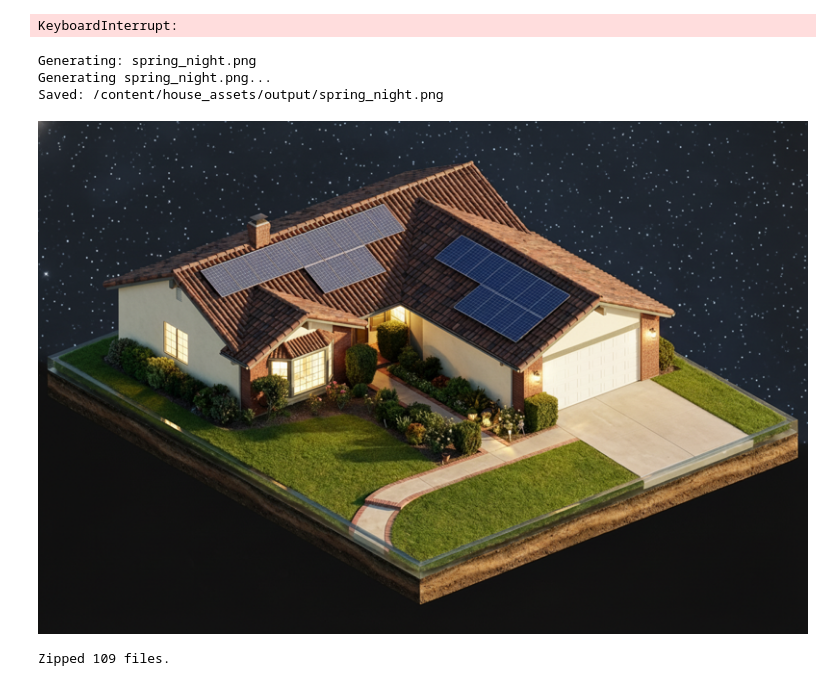
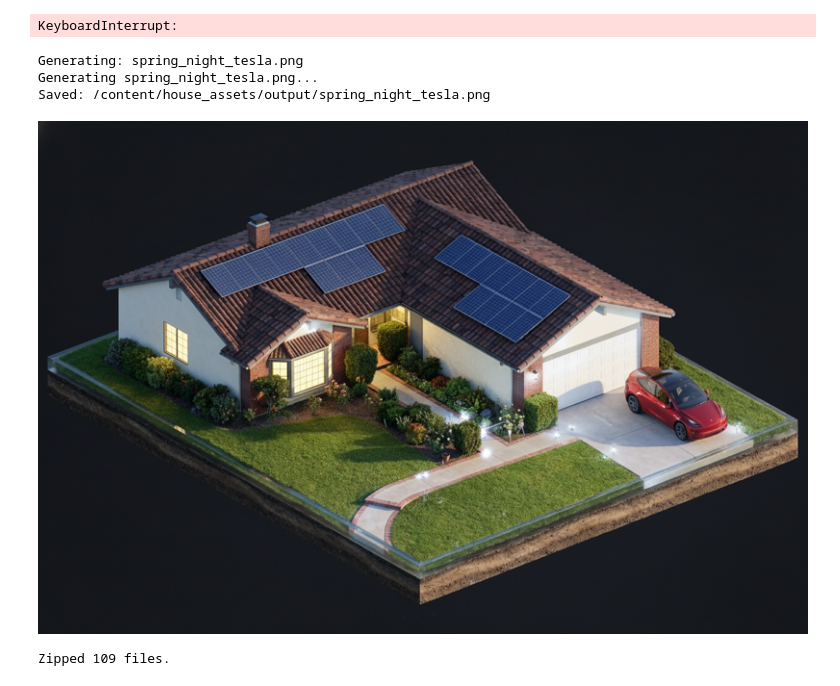
Before and after one commit to yinsenf/fork_u-house_card, a Jupyter notebook: colab_generator/generate_house_assets.ipynb, the cells around one changed output. Cells and saved outputs as stored; diff of their text form; code cells hidden in the pictures.

```diff
--- a/colab_generator/generate_house_assets.ipynb
+++ b/colab_generator/generate_house_assets.ipynb
@@ -160,12 +160,12 @@ def get_prompt_for_variant(season, time_of_day, weather="sunny", tesla_present=T
         print(f"⚠️  Skipping invalid combo: {season}/{weather}")
         return None
 
-    night_rule = "Apply night colors to plot. Lights on inside house. Illuminate driveway/path. No volumetric god rays, no light beams from sky." if time_of_day == "night" else ""
+    night_rule = "Apply night colors to plot. Lights on inside house. Illuminate driveway/path. No volumetric god rays, no light beams from sky. Background MUST remain solid #121212 — no stars, no sky, no gradients." if time_of_day == "night" else ""
     weather_desc = WEATHER_RULES.get(weather, "")
 
     # Override sunny description at night — no sun rays
     if weather == "sunny" and time_of_day == "night":
-        weather_desc = "Clear cloudless night sky with moonlight and stars. Soft silver-blue moonlight illuminates the plot. No sun, no golden rays."
+        weather_desc = "Clear night. Soft silver-blue moonlight illuminates the plot. No sun, no golden rays."
     ground_desc = SEASON_GROUND.get(season, "Summer atmosphere")
 
     if tesla_present:
@@ -406,7 +406,7 @@ KeyboardInterrupt:
 SEASON = "spring" #@param ["winter", "spring", "summer", "autumn"]
 TIME_OF_DAY = "night" #@param ["day", "night"]
 WEATHER = "sunny" #@param ["sunny", "partly_cloudy", "overcast", "rainy", "lightning", "fog"]
-TESLA = False #@param {type:"boolean"}
+TESLA = True #@param {type:"boolean"}
 EXTRAS = "" #@param {type:"string"}
 
 master_path = MASTER_DIR / "_master_reference.png"
@@ -415,37 +415,37 @@ if not master_path.exists():
 else:
     # Validate combo
     if WEATHER not in VALID_COMBOS.get(SEASON, []):
         print(f"Invalid combo: {SEASON} + {WEATHER}")
         print(f"Valid weather for {SEASON}: {VALID_COMBOS[SEASON]}")
     else:
         filename = _build_filename(SEASON, TIME_OF_DAY, WEATHER, TESLA)
         out_path = OUT_DIR / filename
 
         prompt = get_prompt_for_variant(
             season=SEASON,
             time_of_day=TIME_OF_DAY,
             weather=WEATHER,
             tesla_present=TESLA,
             extras=EXTRAS,
         )
 
         print(f"Generating: {filename}")
         success = generate_image(prompt, [master_path], out_path)
 
         if success:
             print(f"Saved: {out_path}")
             from IPython.display import display
             from PIL import Image
             img = Image.open(out_path)
             img.thumbnail((800, 600))
             display(img)
         else:
             print("Generation failed. Try again.")
 # %% [output]
-Generating: spring_night.png
-Generating spring_night.png...
-Saved: /content/house_assets/output/spring_night.png
+Generating: spring_night_tesla.png
+Generating spring_night_tesla.png...
+Saved: /content/house_assets/output/spring_night_tesla.png
-[figure, old version]
+[figure, new version]
 # %%
 #@title 6. Download Results
 #@markdown Zips all generated images and triggers download.
```
